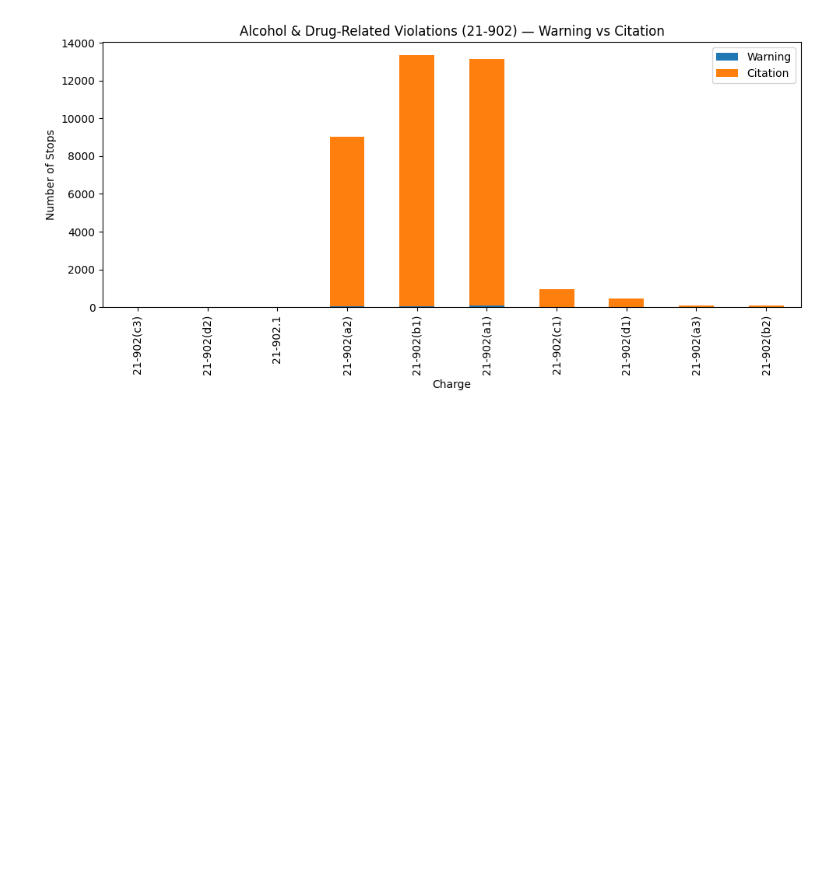
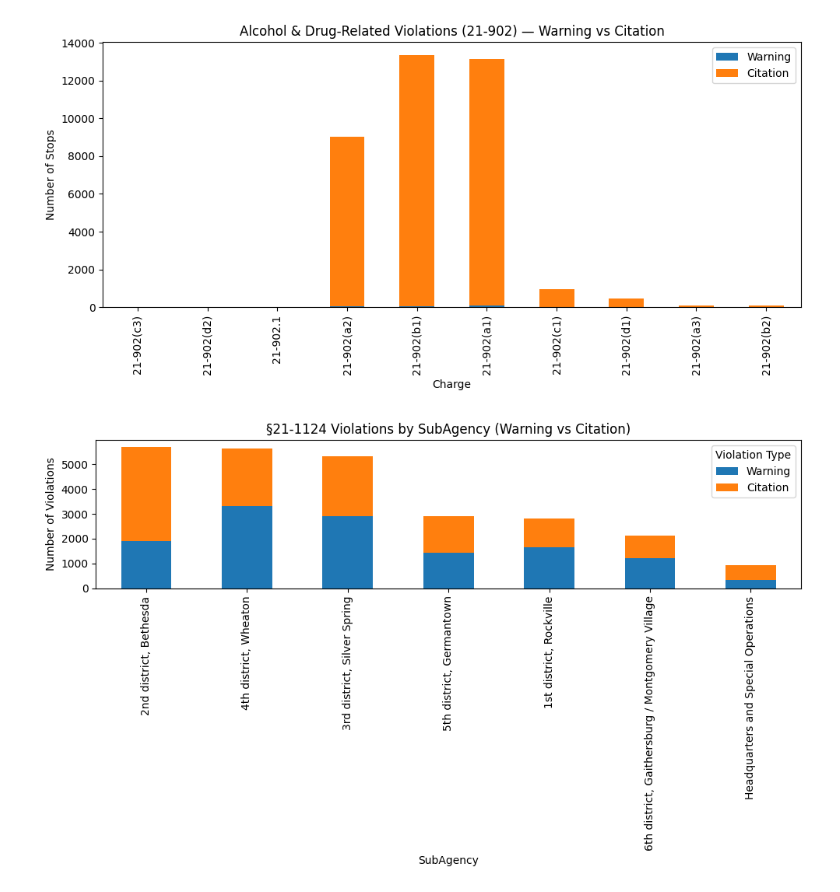
Before and after one commit to jeremiahliao/traffic-citation-predictor, a Jupyter notebook: eda_stuff.ipynb, the cells around one changed output. Cells and saved outputs as stored; diff of their text form; code cells hidden in the pictures; blank space fills up the shorter version.

```diff
--- a/eda_stuff.ipynb
+++ b/eda_stuff.ipynb
@@ -634,3 +634,35 @@ fig = px.scatter_map(
 )
 fig.to_html("21-1124_citations_map.html")
 fig.show()
+# %%
+import pandas as pd
+import matplotlib.pyplot as plt
+
+# Filter to §21-1124 charges
+v1124 = df[df["Charge"].astype(str).str.startswith("21-1124")].copy()
+
+# Group by SubAgency × Violation Type
+agency_violations = (
+    v1124.groupby(["SubAgency", "Violation Type"])
+    .size()
+    .unstack(fill_value=0)
+)
+
+# Sort by total number of stops (descending)
+agency_violations = agency_violations.assign(
+    Total = agency_violations.sum(axis=1)
+).sort_values("Total", ascending=False)
+
+# Plot stacked bars
+agency_violations[["Warning","Citation"]].plot(
+    kind="bar",
+    stacked=True,
+    figsize=(10,6),
+    title="§21-1124 Violations by SubAgency (Warning vs Citation)"
+)
+plt.xlabel("SubAgency")
+plt.ylabel("Number of Violations")
+plt.tight_layout()
+plt.show()
+# %% [output]
+[figure, added]
```
Also changed, not shown: parts of 5 cells of this notebook.
